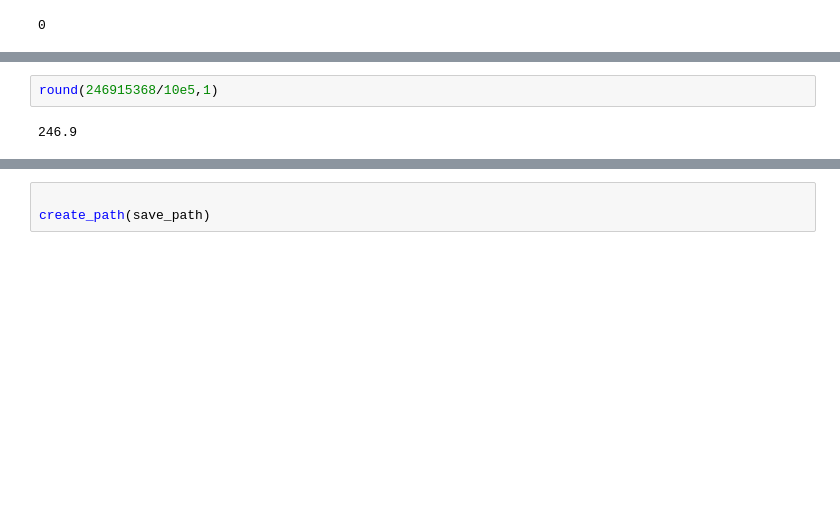
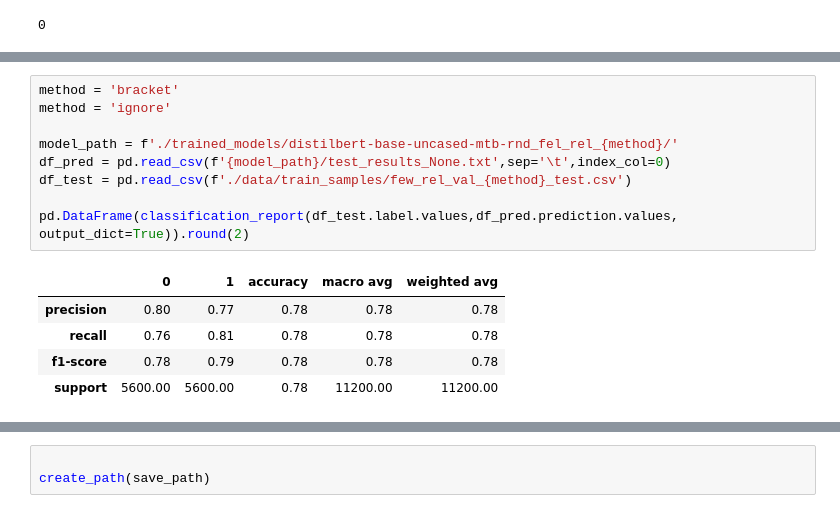
Before and after one commit to md-experiments/re-match-the-blanks, a Jupyter notebook: notebooks/Generating Data.ipynb, the cells around one changed output, grey strips where cells are left out. Saved outputs shown, nothing was run; the diff lists cells and outputs as text; blank space fills up the shorter version.

```diff
--- a/notebooks/Generating Data.ipynb
+++ b/notebooks/Generating Data.ipynb
@@ -112,4 +35,15 @@ True
-# %%
-round(246915368/10e5,1)
-# %% [output]
-246.9
+# %%
+method = 'bracket'
+method = 'ignore'
+
+model_path = f'./trained_models/distilbert-base-uncased-mtb-rnd_fel_rel_{method}/'
+df_pred = pd.read_csv(f'{model_path}/test_results_None.txt',sep='\t',index_col=0)
+df_test = pd.read_csv(f'./data/train_samples/few_rel_val_{method}_test.csv')
+
+pd.DataFrame(classification_report(df_test.label.values,df_pred.prediction.values, output_dict=True)).round(2)
+# %% [output]
+|  | 0 | 1 | accuracy | macro avg | weighted avg |
+| precision | 0.80 | 0.77 | 0.78 | 0.78 | 0.78 |
+| recall | 0.76 | 0.81 | 0.78 | 0.78 | 0.78 |
+| f1-score | 0.78 | 0.79 | 0.78 | 0.78 | 0.78 |
+| support | 5600.00 | 5600.00 | 0.78 | 11200.00 | 11200.00 |
```
Also changed, not shown: parts of 17 cells of this notebook, 2 other files.
